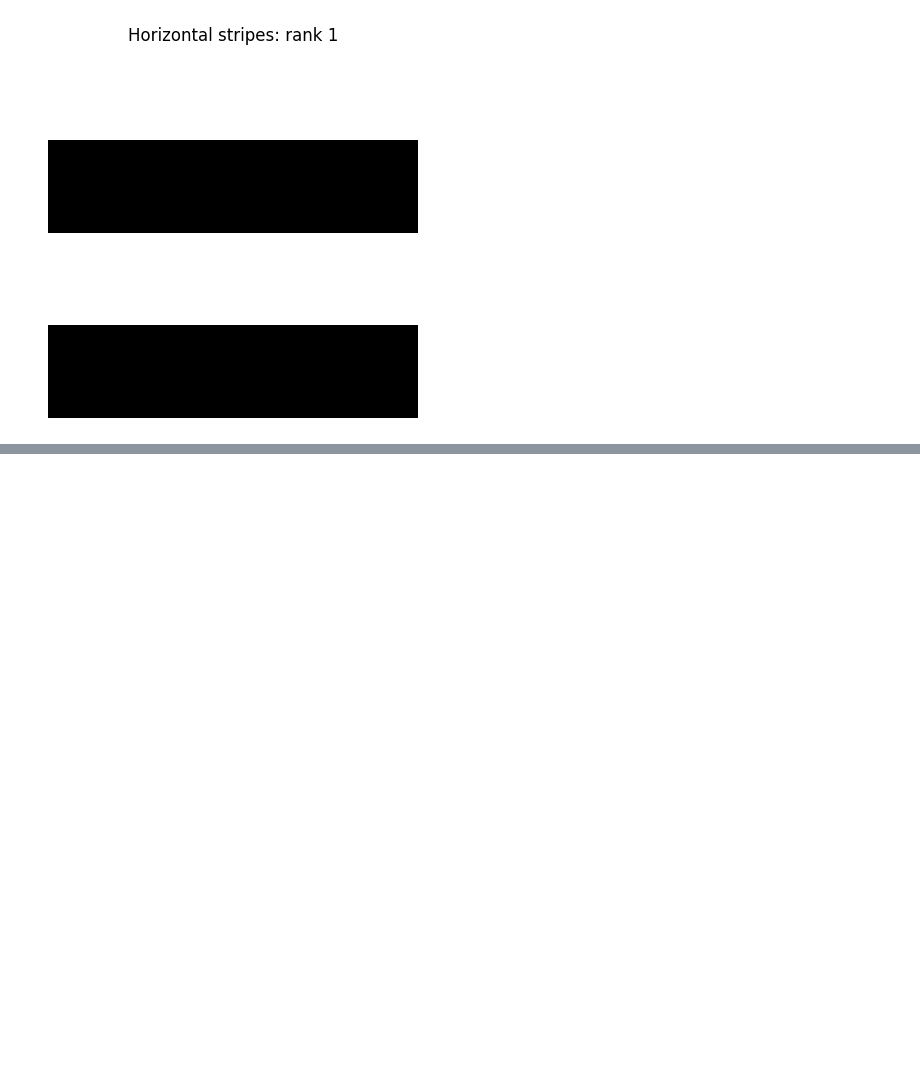
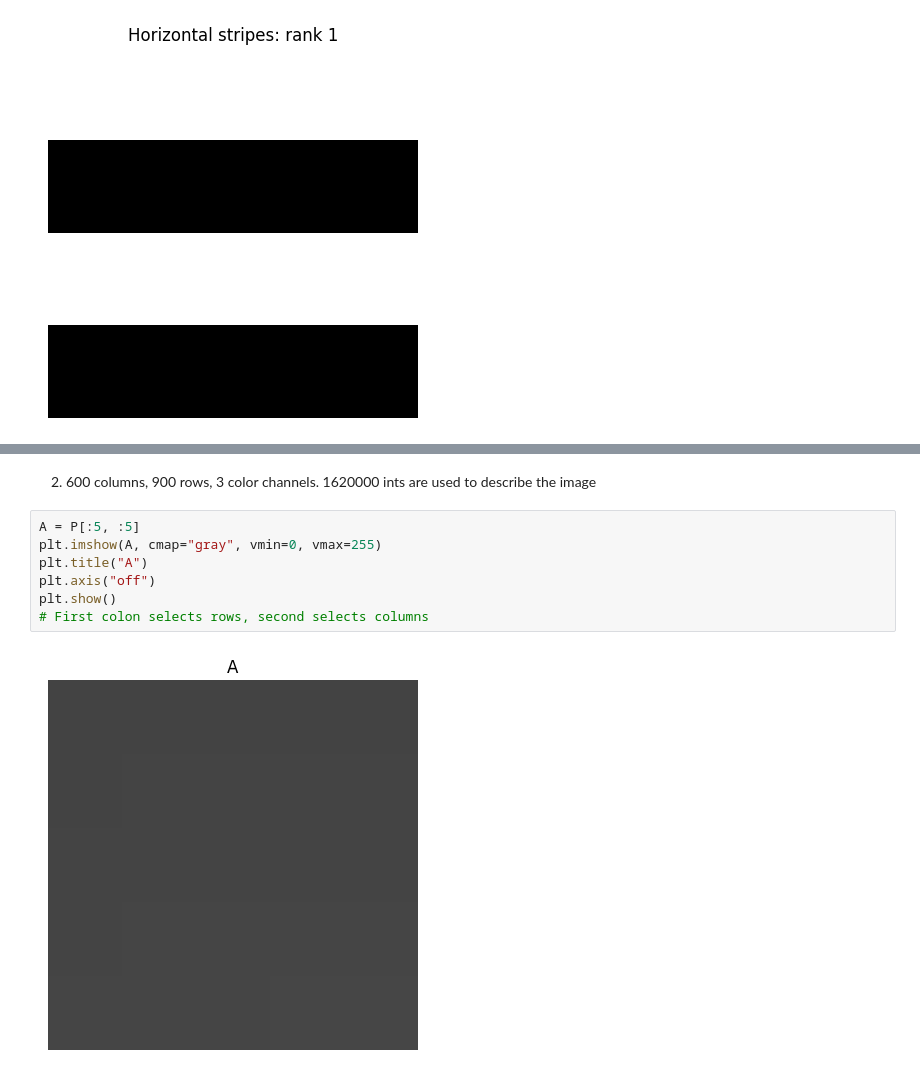
Before and after one commit to TZBDragon/LinAlg344TZB, a Jupyter notebook: 01_image_as_matrix_ipynb_.ipynb, the cells around one changed output, grey strips where cells are left out. Drawn from its saved outputs; the diff is of its cells as text; blank space fills up the shorter version.

```diff
--- a/01_image_as_matrix_ipynb_.ipynb
+++ b/01_image_as_matrix_ipynb_.ipynb
@@ -134,0 +146,11 @@ Data type: uint8
+# %% [markdown]
+2. 600 columns, 900 rows, 3 color channels. 1620000 ints are used to describe the image
+# %%
+A = P[:5, :5]
+plt.imshow(A, cmap="gray", vmin=0, vmax=255)
+plt.title("A")
+plt.axis("off")
+plt.show()
+# First colon selects rows, second selects columns
+# %% [output]
+[figure, added]
```
Also changed, not shown: parts of 6 cells of this notebook.
